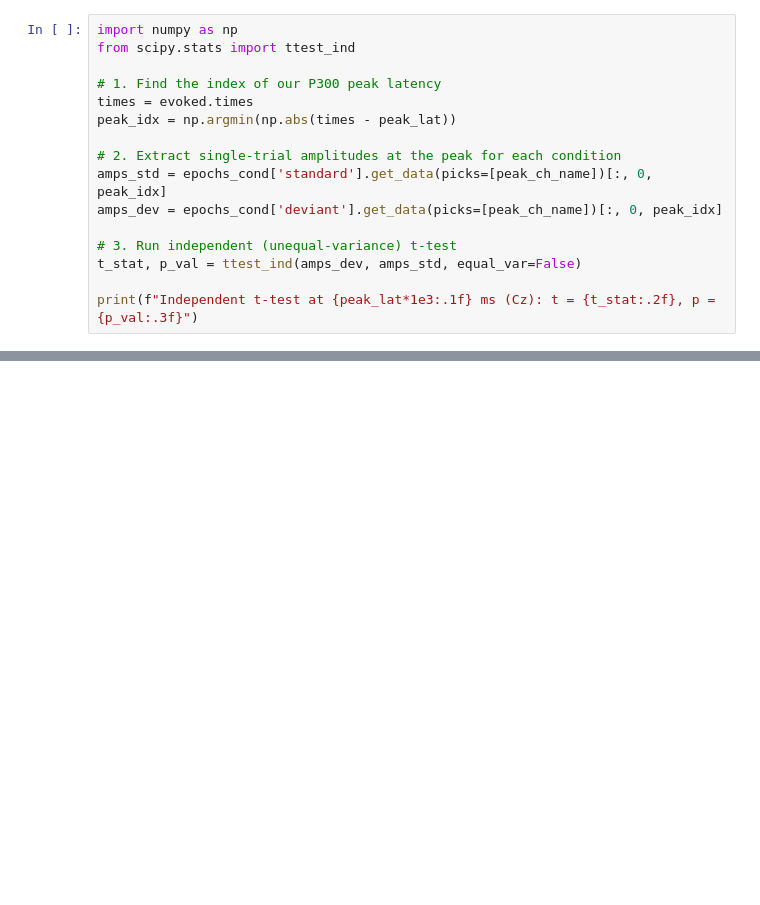
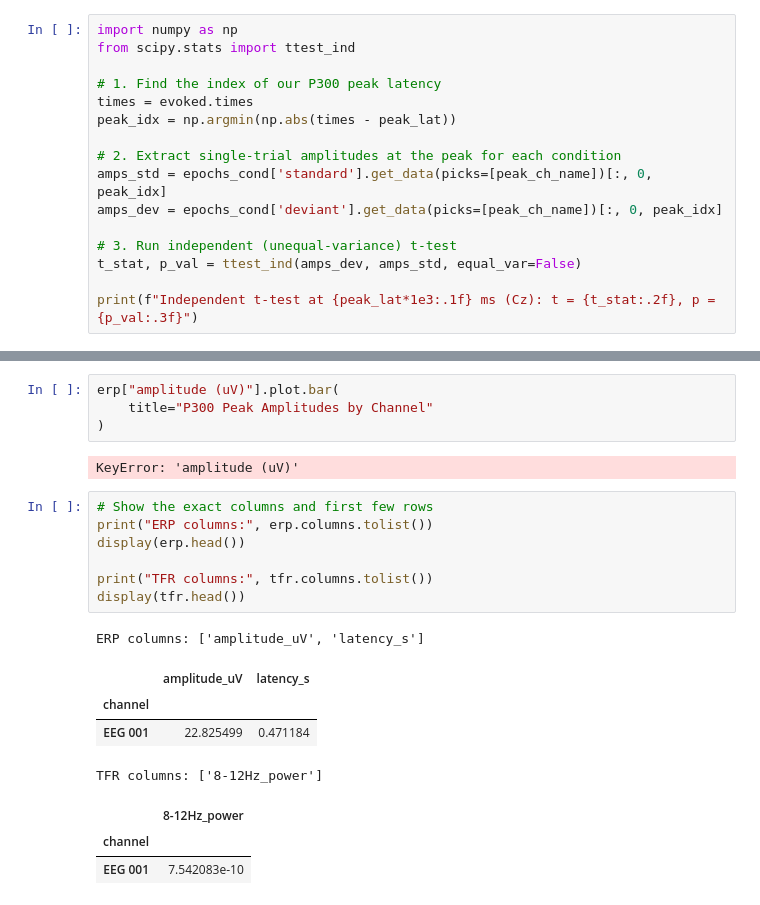
Before and after one commit to eozturk1968/neuro-pipeline, a Jupyter notebook: 01_load_and_plot.ipynb/01_load_and_plot.ipynb.ipynb, the cells around one changed output, grey strips where cells are left out. Saved outputs shown, nothing was run; the diff lists cells and outputs as text; blank space fills up the shorter version.

```diff
--- a/01_load_and_plot.ipynb/01_load_and_plot.ipynb.ipynb
+++ b/01_load_and_plot.ipynb/01_load_and_plot.ipynb.ipynb
@@ -501,0 +655,22 @@ print(f"Independent t-test at {peak_lat*1e3:.1f} ms (Cz): t = {t_stat:.2f}, p =
+# %%
+erp["amplitude (uV)"].plot.bar(
+    title="P300 Peak Amplitudes by Channel"
+)
+# %% [output]
+KeyError: 'amplitude (uV)'
+# %%
+# Show the exact columns and first few rows
+print("ERP columns:", erp.columns.tolist())
+display(erp.head())
+
+print("TFR columns:", tfr.columns.tolist())
+display(tfr.head())
+# %% [output]
+ERP columns: ['amplitude_uV', 'latency_s']
+|  | amplitude_uV | latency_s |
+| channel |  |  |
+| EEG 001 | 22.825499 | 0.471184 |
+TFR columns: ['8-12Hz_power']
+|  | 8-12Hz_power |
+| channel |  |
+| EEG 001 | 7.542083e-10 |
```
Also changed, not shown: parts of 16 cells of this notebook.
